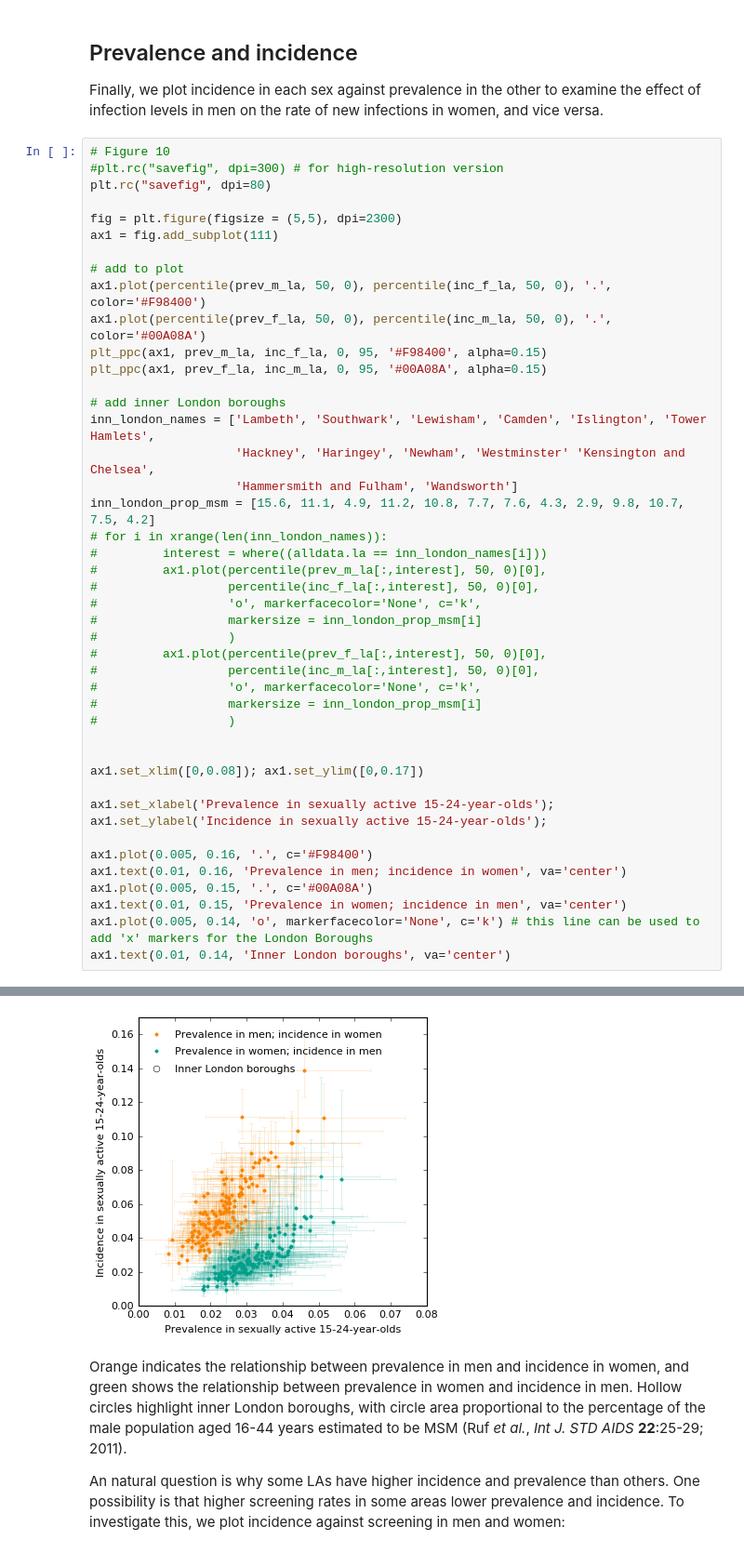
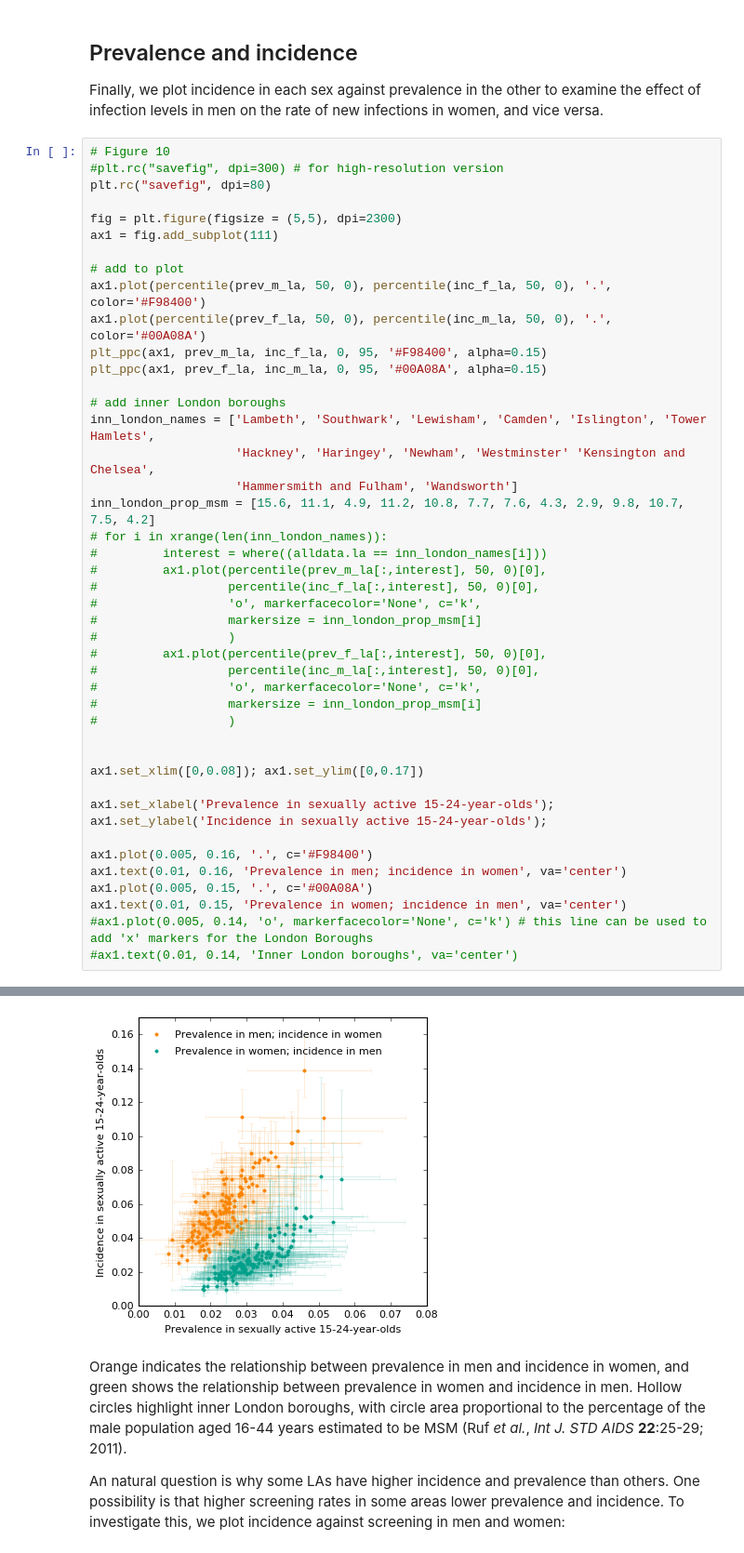
Before and after one commit to joanna-lewis/ct_surveillance, a Jupyter notebook: local_authorities/local_authorities.ipynb, the cells around one changed output, grey strips where cells are left out. Shown at 93% size. Drawn from its saved outputs; the diff is of its cells as text.

```diff
--- a/local_authorities/local_authorities.ipynb
+++ b/local_authorities/local_authorities.ipynb
@@ -896,36 +896,36 @@ plt_ppc(ax1, prev_f_la, inc_m_la, 0, 95, '#00A08A', alpha=0.15)
 # add inner London boroughs
 inn_london_names = ['Lambeth', 'Southwark', 'Lewisham', 'Camden', 'Islington', 'Tower Hamlets',
                     'Hackney', 'Haringey', 'Newham', 'Westminster' 'Kensington and Chelsea',
                     'Hammersmith and Fulham', 'Wandsworth']
 inn_london_prop_msm = [15.6, 11.1, 4.9, 11.2, 10.8, 7.7, 7.6, 4.3, 2.9, 9.8, 10.7, 7.5, 4.2]
 # for i in xrange(len(inn_london_names)):
 #         interest = where((alldata.la == inn_london_names[i]))
 #         ax1.plot(percentile(prev_m_la[:,interest], 50, 0)[0],
 #                  percentile(inc_f_la[:,interest], 50, 0)[0],
 #                  'o', markerfacecolor='None', c='k',
 #                  markersize = inn_london_prop_msm[i]
 #                  )
 #         ax1.plot(percentile(prev_f_la[:,interest], 50, 0)[0],
 #                  percentile(inc_m_la[:,interest], 50, 0)[0],
 #                  'o', markerfacecolor='None', c='k',
 #                  markersize = inn_london_prop_msm[i]
 #                  )
 
 
 ax1.set_xlim([0,0.08]); ax1.set_ylim([0,0.17])
 
 ax1.set_xlabel('Prevalence in sexually active 15-24-year-olds');
 ax1.set_ylabel('Incidence in sexually active 15-24-year-olds');
 
 ax1.plot(0.005, 0.16, '.', c='#F98400')
 ax1.text(0.01, 0.16, 'Prevalence in men; incidence in women', va='center')
 ax1.plot(0.005, 0.15, '.', c='#00A08A')
 ax1.text(0.01, 0.15, 'Prevalence in women; incidence in men', va='center')
-ax1.plot(0.005, 0.14, 'o', markerfacecolor='None', c='k') # this line can be used to add 'x' markers for the London Boroughs
-ax1.text(0.01, 0.14, 'Inner London boroughs', va='center')
+#ax1.plot(0.005, 0.14, 'o', markerfacecolor='None', c='k') # this line can be used to add 'x' markers for the London Boroughs
+#ax1.text(0.01, 0.14, 'Inner London boroughs', va='center')
 # %% [output]
 <matplotlib.text.Text at 0x...>
-[figure, old version]
+[figure, new version]
 # %% [markdown]
 Orange indicates the relationship between prevalence in men and incidence in women, and green shows the relationship between prevalence in women and incidence in men. Hollow circles highlight inner London boroughs, with circle area proportional to the percentage of the male population aged 16-44 years estimated to be MSM (Ruf _et al._, _Int J. STD AIDS_ **22**:25-29; 2011).
 
```
Also changed, not shown: 11 other files.
